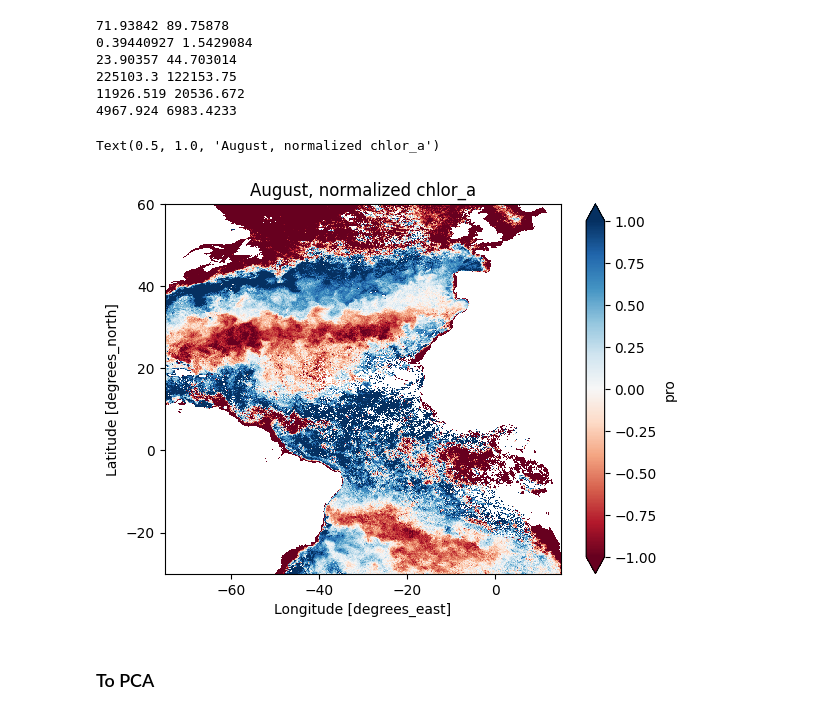
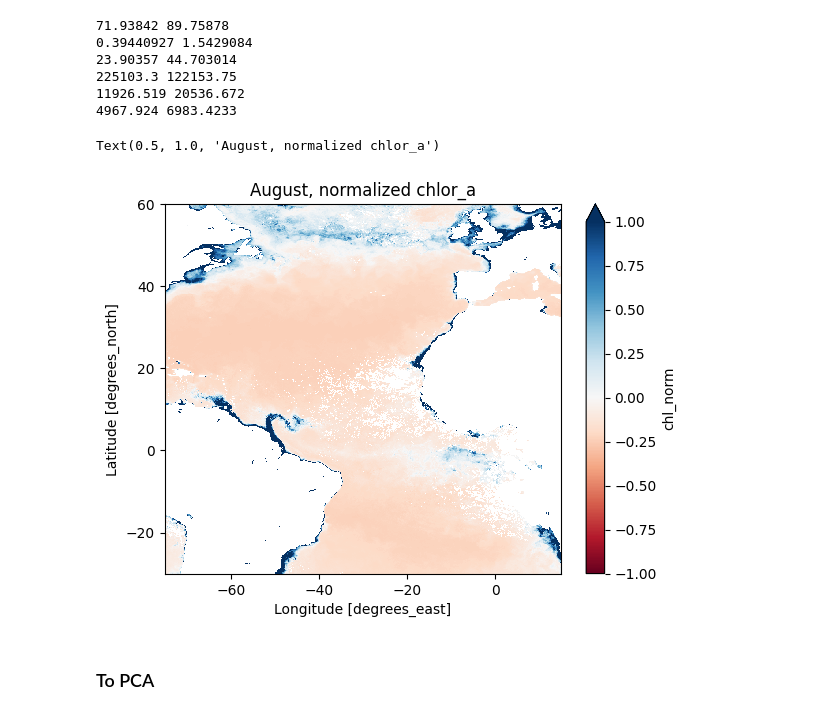
Before and after one commit to pedmondlerner/phytoSTEW, a Jupyter notebook: Team/Zichang/matchup_new.ipynb, the cells around one changed output. Saved outputs shown, nothing was run; the diff lists cells and outputs as text; code cells hidden in the pictures.

```diff
--- a/Team/Zichang/matchup_new.ipynb
+++ b/Team/Zichang/matchup_new.ipynb
@@ -82,11 +82,11 @@ ds_merge["pico"] = normalize_data(ds_merge.picoeuk_moana, clip=True)
 11926.519 20536.672
 4967.924 6983.4233
 # %%
-ds_merge.pro[7].plot.imshow(cmap='RdBu', vmin=-1, vmax=1)
+ds_merge.chl_norm[7].plot.imshow(cmap='RdBu', vmin=-1, vmax=1)
 plt.title("August, normalized chlor_a")
 # %% [output]
 Text(0.5, 1.0, 'August, normalized chlor_a')
-[figure, old version]
+[figure, new version]
 # %% [markdown]
 ### To PCA
 # %%
```
Also changed, not shown: parts of 10 cells of this notebook.
